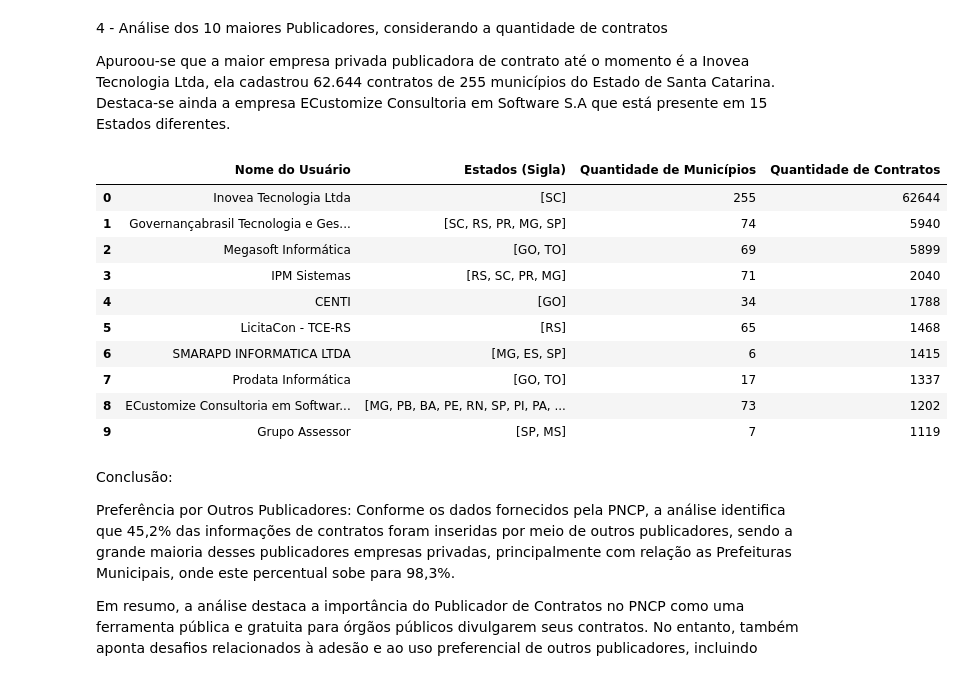
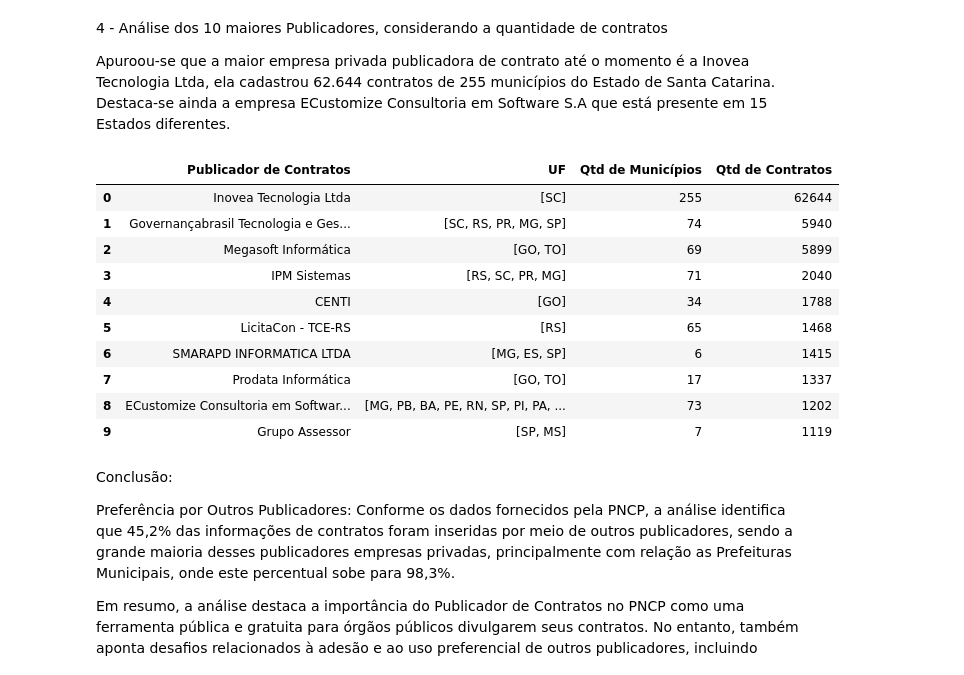
Before and after one commit to heliomacedofilho/projetos-do-bootcamp-analise-de-dados-enap-2023, a Jupyter notebook: ensaio_sobre_dados_de_contratos_do_pncp/analise_pncp_publicador.ipynb, the cells around one changed output. Drawn from its saved outputs; the diff is of its cells as text; code cells hidden in the pictures.

```diff
--- a/ensaio_sobre_dados_de_contratos_do_pncp/analise_pncp_publicador.ipynb
+++ b/ensaio_sobre_dados_de_contratos_do_pncp/analise_pncp_publicador.ipynb
@@ -245,32 +245,32 @@ diferentes.
 # %%
 # QUARTA ANÁLISE => Top 10 empresas - quais estados, quantidade municipio, quantidade de processo
 
 #10 maiores usuarioNome , por quantidade de inserções realizadas, excluindo compras.gov
 df_sem.groupby(['usuarioNome'])['usuarioNome'].count().sort_values(ascending=False).head(10)
 
 
 # df_top10 - dataframe com os 10 maiores quantidade de alimentação por usuario nome, excluindo o 'Compras.gov.br'
 # Suponha que você tenha um DataFrame chamado 'df' e deseja selecionar as linhas onde a coluna 'coluna_alvo' contenha um dos valores desejados.
 valores_desejados = ['Inovea Tecnologia Ltda', 'Governançabrasil Tecnologia e Gestão em Serviços',
                     'Megasoft Informática', 'IPM Sistemas', 'CENTI', 'LicitaCon - TCE-RS', 'SMARAPD INFORMATICA LTDA',
                     'Prodata Informática', 'ECustomize Consultoria em Software S.A', 'Grupo Assessor']
 df_top10 = df_sem[df_sem['usuarioNome'].isin(valores_desejados)] # Use o operador `|` para combinar várias condições.
 
 # Top 10 empresas - quais estados estão atuando
 df_top10.groupby(['usuarioNome'])['unidadeOrgao_ufSigla'].unique()
 
 # Top 10 empresas - quantidade de municipio
 df_top10.groupby(['usuarioNome'])['unidadeOrgao_municipioNome'].nunique()
 
 # Top 10 empresas - quantidade de processos
 df_top10.groupby(['usuarioNome'])['numeroControlePNCP'].count()
 
 # df_top_format - dataframe já contendo os dados quais os estados,qtd de municípios e quantidade de processo
 df_top_format = df_top10.groupby('usuarioNome').agg({'unidadeOrgao_ufSigla': 'unique', 'unidadeOrgao_municipioNome': 'nunique', 'numeroControlePNCP': 'count'}).sort_values(by= ['numeroControlePNCP'], ascending= False).reset_index()
-df_top_format.columns = ['Nome do Usuário', 'Estados (Sigla)', 'Quantidade de Municípios', 'Quantidade de Contratos'] # Altere os nomes das colunas
+df_top_format.columns = ['Publicador de Contratos', 'UF', 'Qtd de Municípios', 'Qtd de Contratos'] # Altere os nomes das colunas
 df_top_format
 # %% [output]
-|  | Nome do Usuário | Estados (Sigla) | Quantidade de Municípios | Quantidade de Contratos |
+|  | Publicador de Contratos | UF | Qtd de Municípios | Qtd de Contratos |
 | 0 | Inovea Tecnologia Ltda | [SC] | 255 | 62644 |
 | 1 | Governançabrasil Tecnologia e Ges... | [SC, RS, PR, MG, SP] | 74 | 5940 |
 | 2 | Megasoft Informática | [GO, TO] | 69 | 5899 |
```
Also changed, not shown: parts of 1 cell of this notebook.
